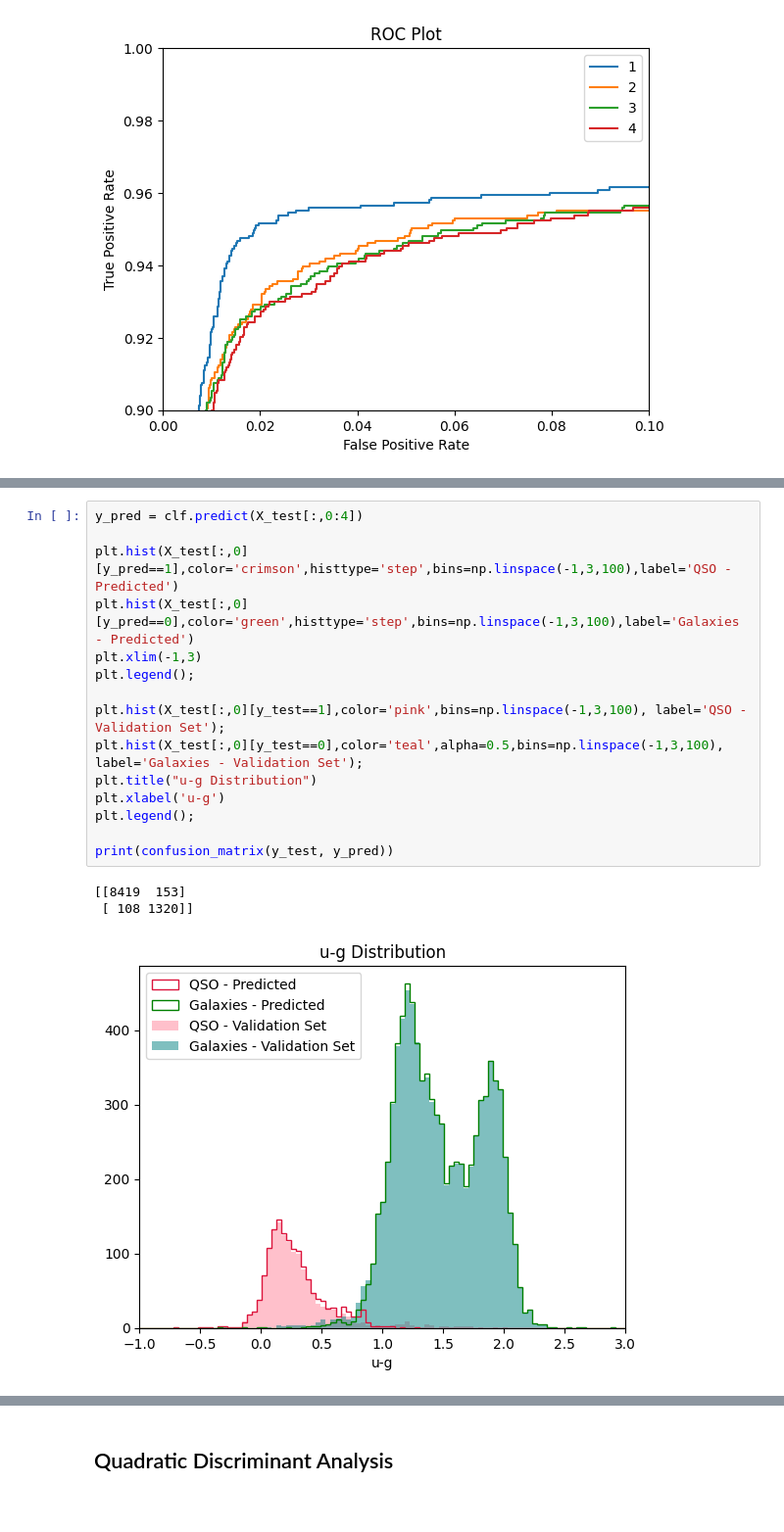
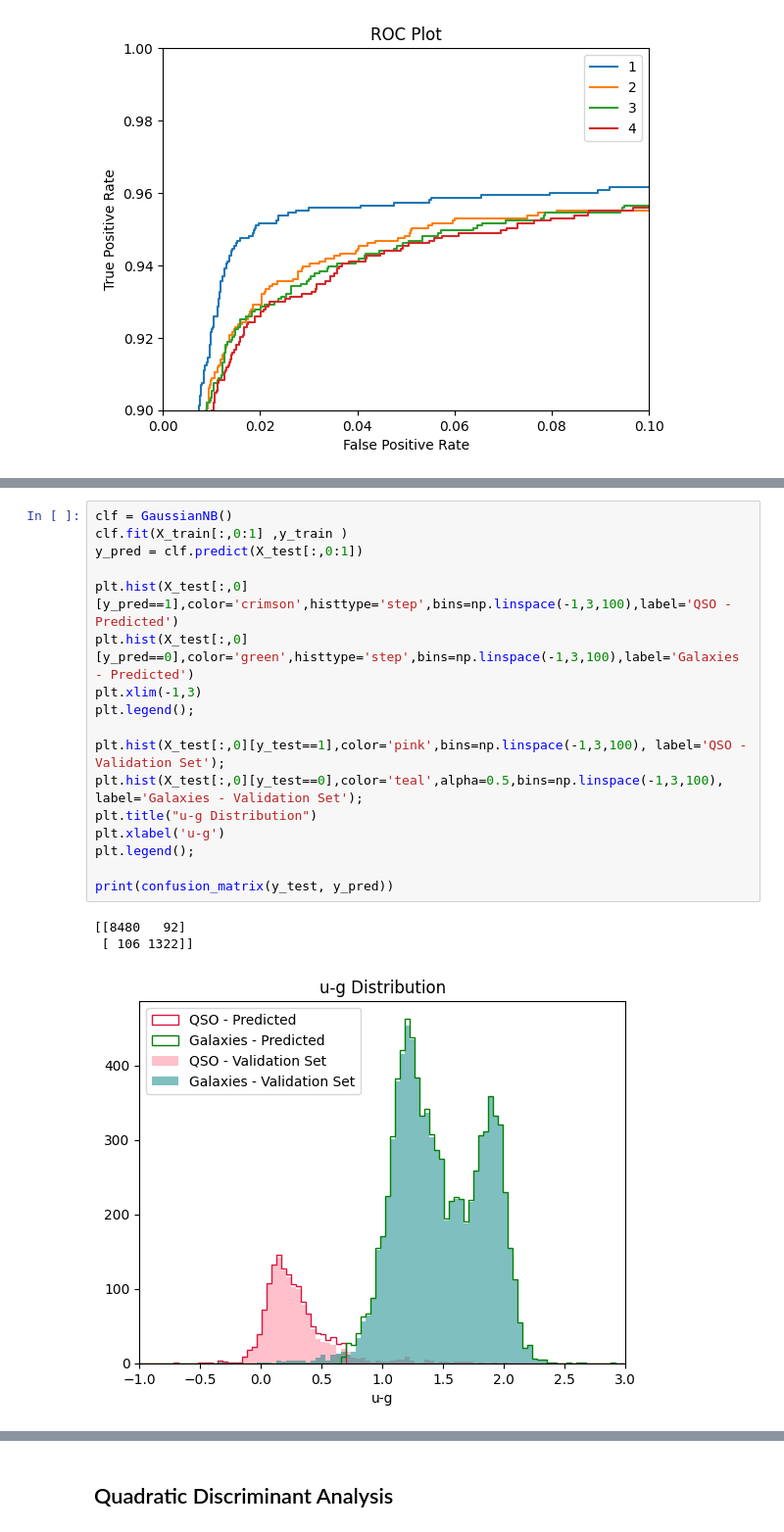
Before and after one commit to matteobosco0203/astrostatistics_bicocca_2026, a Jupyter notebook: working/L19 Gal_vs_Qua.ipynb, the cells around one changed output, grey strips where cells are left out. Shown at 98% size. Saved outputs shown, nothing was run; the diff lists cells and outputs as text.

```diff
--- a/working/L19 Gal_vs_Qua.ipynb
+++ b/working/L19 Gal_vs_Qua.ipynb
@@ -121,19 +122,21 @@ plt.legend(loc="best");
 # %%
-y_pred = clf.predict(X_test[:,0:4])
+clf = GaussianNB()
+clf.fit(X_train[:,0:1] ,y_train )
+y_pred = clf.predict(X_test[:,0:1])
 
 plt.hist(X_test[:,0][y_pred==1],color='crimson',histtype='step',bins=np.linspace(-1,3,100),label='QSO - Predicted')
 plt.hist(X_test[:,0][y_pred==0],color='green',histtype='step',bins=np.linspace(-1,3,100),label='Galaxies - Predicted')
 plt.xlim(-1,3)
 plt.legend();
 
 plt.hist(X_test[:,0][y_test==1],color='pink',bins=np.linspace(-1,3,100), label='QSO - Validation Set');
 plt.hist(X_test[:,0][y_test==0],color='teal',alpha=0.5,bins=np.linspace(-1,3,100), label='Galaxies - Validation Set');
 plt.title("u-g Distribution")
 plt.xlabel('u-g')
 plt.legend();
 
 print(confusion_matrix(y_test, y_pred))
 # %% [output]
-[[8419  153]
- [ 108 1320]]
+[[8480   92]
+ [ 106 1322]]
-[figure, old version]
+[figure, new version]
```
Also changed, not shown: parts of 10 cells of this notebook.
